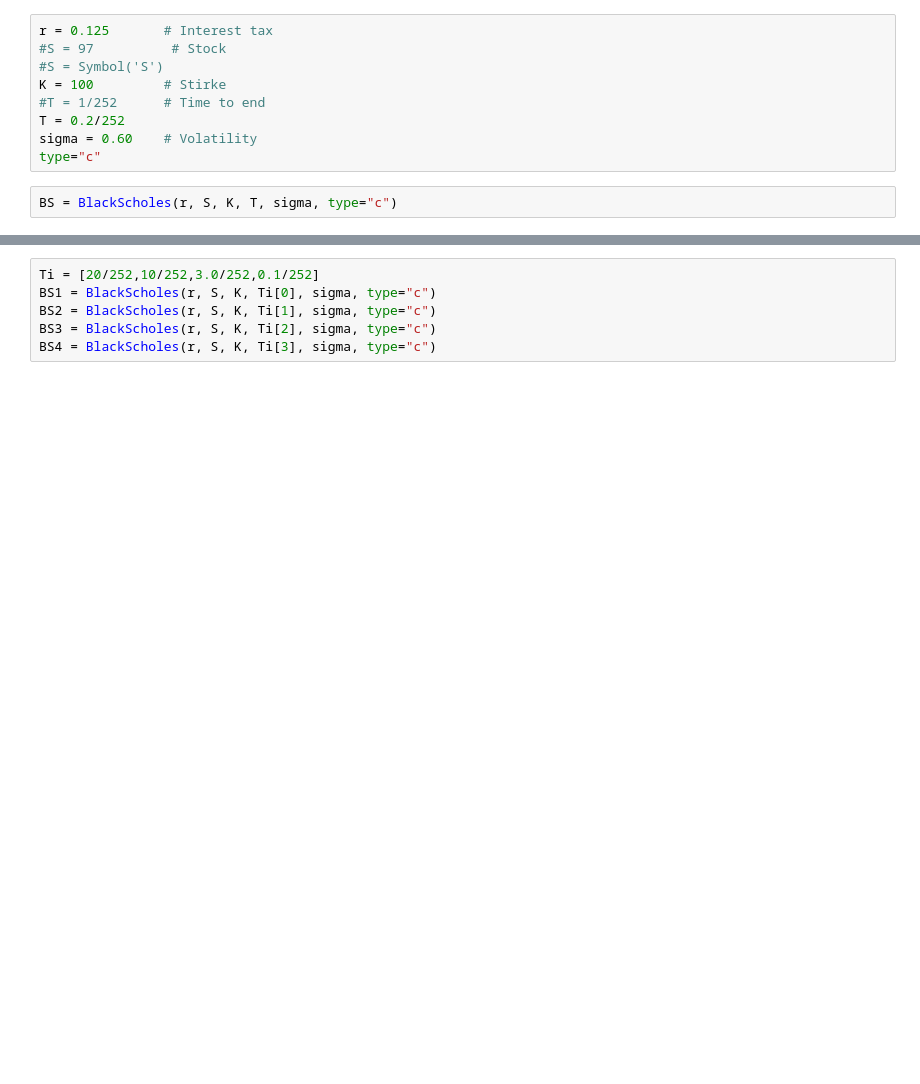
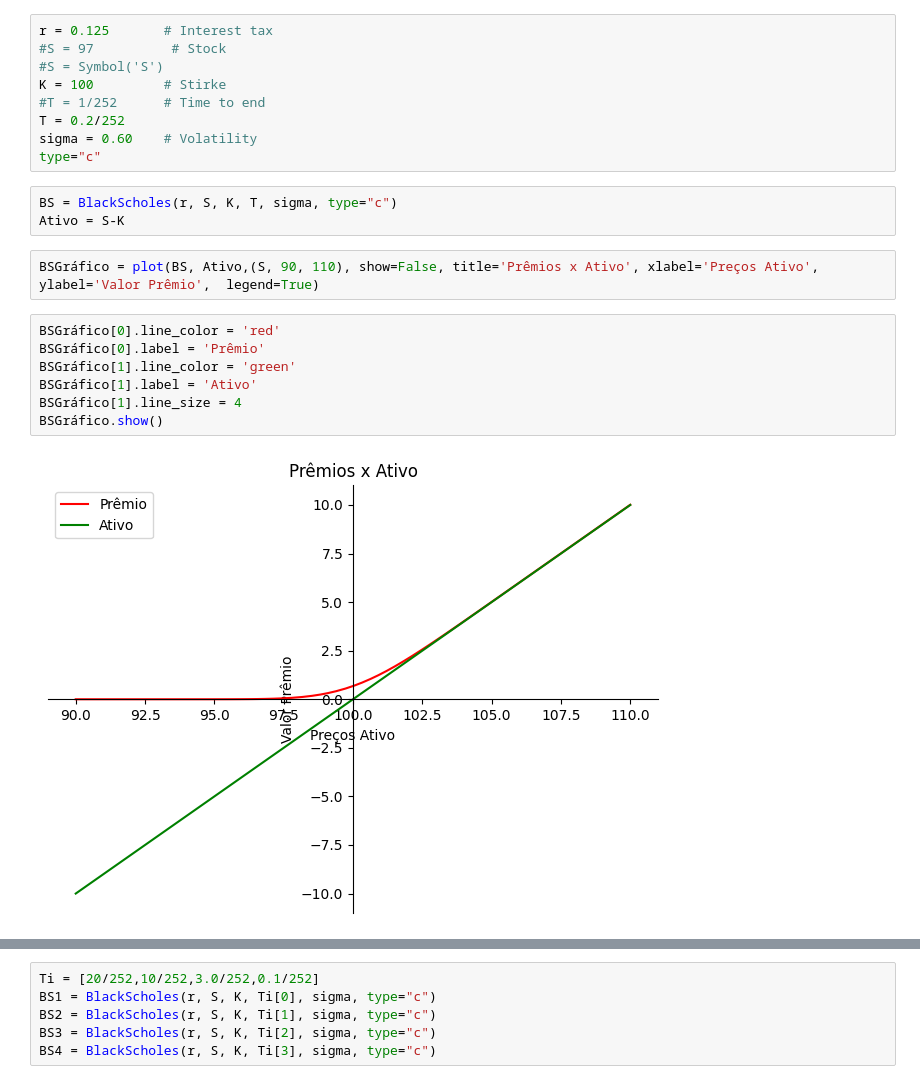
Before and after one commit to Felipe-Pinto/python_para_exatas, a Jupyter notebook: BS_Sympy.ipynb, the cells around one changed output, grey strips where cells are left out. Cells and saved outputs as stored; diff of their text form; blank space fills up the shorter version.

```diff
--- a/BS_Sympy.ipynb
+++ b/BS_Sympy.ipynb
@@ -89,4 +89,16 @@ sigma = 0.60    # Volatility
 type="c"
 # %%
 BS = BlackScholes(r, S, K, T, sigma, type="c")
+Ativo = S-K
+# %%
+BSGráfico = plot(BS, Ativo,(S, 90, 110), show=False, title='Prêmios x Ativo', xlabel='Preços Ativo', ylabel='Valor Prêmio',  legend=True)
+# %%
+BSGráfico[0].line_color = 'red'
+BSGráfico[0].label = 'Prêmio'
+BSGráfico[1].line_color = 'green'
+BSGráfico[1].label = 'Ativo'
+BSGráfico[1].line_size = 4
+BSGráfico.show()
+# %% [output]
+[figure, added]
 # %%
```
Also changed, not shown: parts of 5 cells of this notebook.
